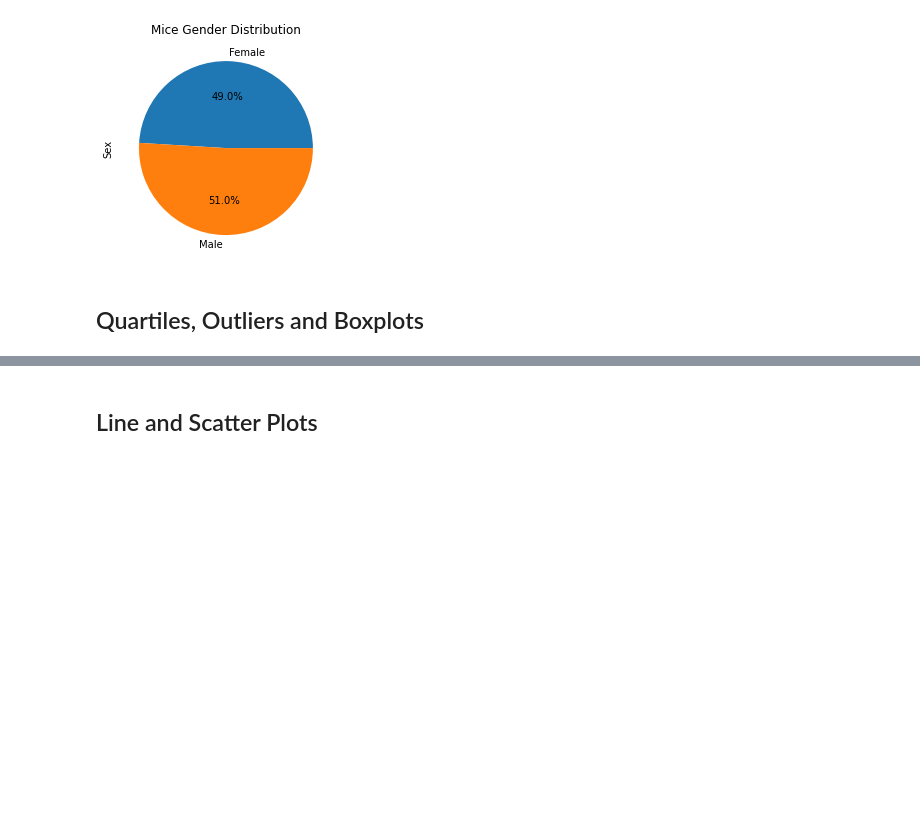
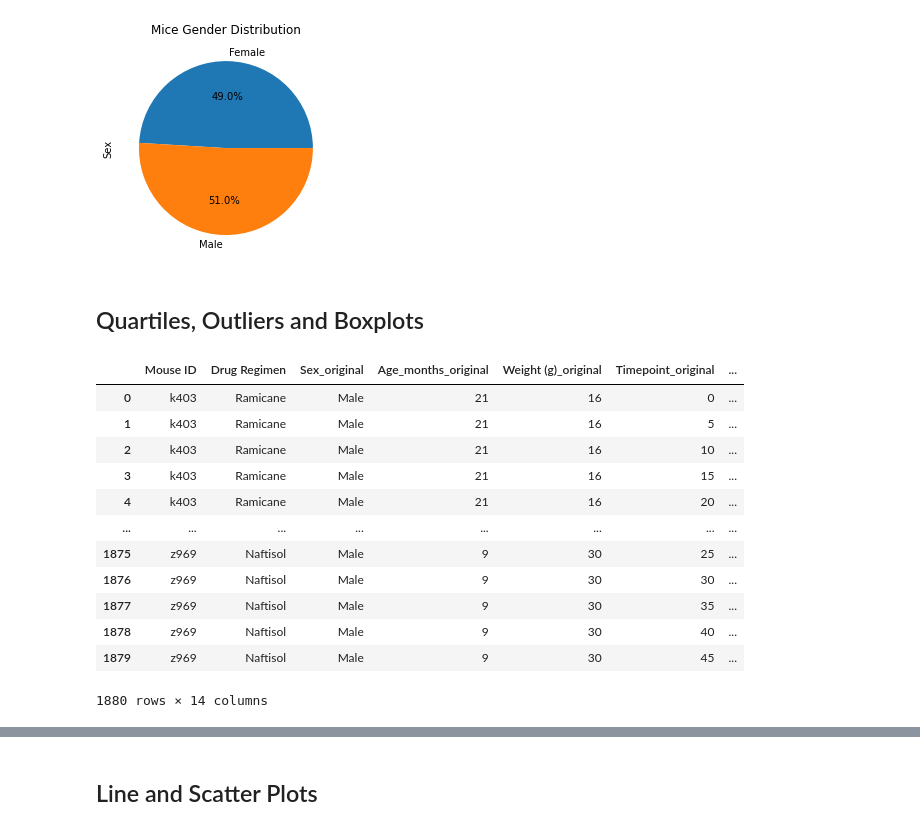
Before and after one commit to savi09/PymaceuticalsAnalysis, a Jupyter notebook: pymaceuticals_starter.ipynb, the cells around one changed output, grey strips where cells are left out. Drawn from its saved outputs; the diff is of its cells as text; code cells hidden in the pictures; blank space fills up the shorter version.

```diff
--- a/pymaceuticals_starter.ipynb
+++ b/pymaceuticals_starter.ipynb
@@ -239,6 +239,27 @@ Text(0, 0.5, 'Sex')
 # Capomulin, Ramicane, Infubinol, and Ceftamin
 
 # Start by getting the last (greatest) timepoint for each mouse
+groupby_drug_id = study_clean_data.groupby(['Drug Regimen', 'Mouse ID'])
+study_last_timepoint = groupby_drug_id['Timepoint'].max()
+last_timepoint = pd.DataFrame(study_last_timepoint)
 
 
 # Merge this group df with the original dataframe to get the tumor volume at the last timepoint
+last_timepoint = pd.merge(last_timepoint, study_clean_data, how = 'left', on = ['Drug Regimen', 'Mouse ID', 'Timepoint'])
+# %%
+study_data_last_time = pd.merge(study_clean_data, last_timepoint, how = 'outer', on = ['Drug Regimen', 'Mouse ID'], suffixes = ('_original', '_final'))
+study_data_last_time
+# %% [output]
+|  | Mouse ID | Drug Regimen | Sex_original | Age_months_original | Weight (g)_original | Timepoint_original | ... |
+| 0 | k403 | Ramicane | Male | 21 | 16 | 0 | ... |
+| 1 | k403 | Ramicane | Male | 21 | 16 | 5 | ... |
+| 2 | k403 | Ramicane | Male | 21 | 16 | 10 | ... |
+| 3 | k403 | Ramicane | Male | 21 | 16 | 15 | ... |
+| 4 | k403 | Ramicane | Male | 21 | 16 | 20 | ... |
+| ... | ... | ... | ... | ... | ... | ... | ... |
+| 1875 | z969 | Naftisol | Male | 9 | 30 | 25 | ... |
+| 1876 | z969 | Naftisol | Male | 9 | 30 | 30 | ... |
+| 1877 | z969 | Naftisol | Male | 9 | 30 | 35 | ... |
+| 1878 | z969 | Naftisol | Male | 9 | 30 | 40 | ... |
+| 1879 | z969 | Naftisol | Male | 9 | 30 | 45 | ... |
+1880 rows × 14 columns
```
Also changed, not shown: parts of 4 cells of this notebook.
